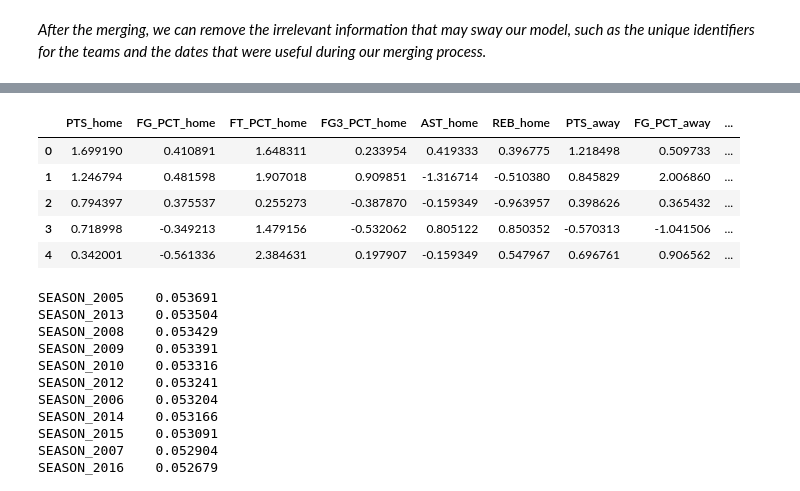
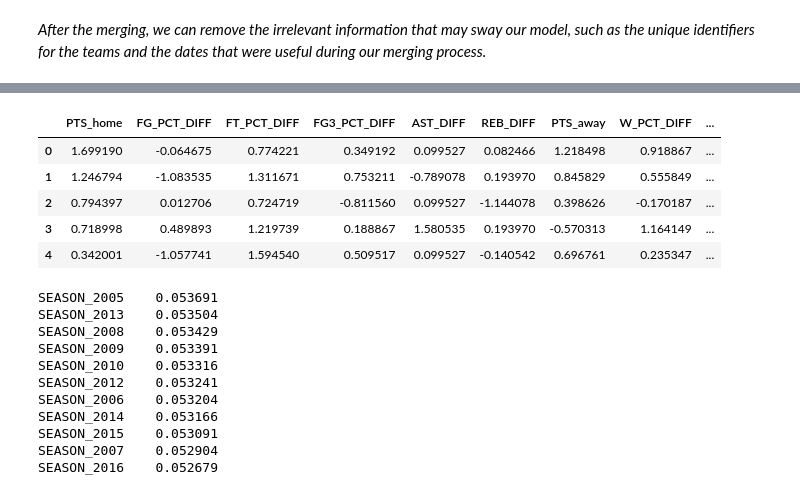
Before and after one commit to musjawai/data102-final-project, a Jupyter notebook: question_1.ipynb, the cells around one changed output, grey strips where cells are left out. Cells and saved outputs as stored; diff of their text form; code cells hidden in the pictures.

```diff
--- a/question_1.ipynb
+++ b/question_1.ipynb
@@ -105,32 +138,41 @@ df.head()
 | 3 | 2022 | 113.0 | 0.441 | 0.909 | 0.297 | 27.0 | 49.0 | 93.0 | 0.392 | ... |
 | 4 | 2022 | 108.0 | 0.429 | 1.000 | 0.378 | 22.0 | 47.0 | 110.0 | 0.500 | ... |
 # %%
+# before standardizing, we take the deltas of the numerical columns
+# the two features on their own are not very useful, but the difference between them is
+df['FG_PCT_DIFF'] = df['FG_PCT_home'] - df['FG_PCT_away']
+df['FT_PCT_DIFF'] = df['FT_PCT_home'] - df['FT_PCT_away']
+df['FG3_PCT_DIFF'] = df['FG3_PCT_home'] - df['FG3_PCT_away']
+df['AST_DIFF'] = df['AST_home'] - df['AST_away']
+df['REB_DIFF'] = df['REB_home'] - df['REB_away']
+df.drop(['FG_PCT_home', 'FG_PCT_away', 'FT_PCT_home', 'FT_PCT_away', 'FG3_PCT_home', 'FG3_PCT_away', 'AST_home', 'AST_away', 'REB_home', 'REB_away'], axis=1, inplace=True)
+
 # now we can standardize the numerical variables and one hot encode the categorical variables
 categorical_columns = ['SEASON', 'HOME_TEAM_CONFERENCE', 'VISITOR_TEAM_CONFERENCE']
-numerical_columns = ['PTS_home', 'FG_PCT_home', 'FT_PCT_home', 'FG3_PCT_home', 'AST_home', 'REB_home', 'PTS_away', 'FG_PCT_away', 'FT_PCT_away', 'FG3_PCT_away', 'AST_away', 'REB_away', 'W_PCT_DIFF']
+numerical_columns = ['PTS_home', 'FG_PCT_DIFF', 'FT_PCT_DIFF', 'FG3_PCT_DIFF', 'AST_DIFF', 'REB_DIFF', 'PTS_away', 'W_PCT_DIFF']
 target_column = df.pop('HOME_TEAM_WINS')
 
 scaler = StandardScaler()
 ohe = OneHotEncoder(sparse_output=False, handle_unknown='ignore')
 
 # applying the transformations to the dataframe
 transformer = ColumnTransformer([('scaler', scaler, numerical_columns), ('ohe', ohe, categorical_columns)], remainder='passthrough')
 transformed_df = transformer.fit_transform(df)
 
 # converting the transformed data back to a df
 ohe_columns = transformer.named_transformers_['ohe'].get_feature_names_out(input_features=categorical_columns)
 all_columns = numerical_columns + list(ohe_columns)
 transformed_df = pd.DataFrame(transformed_df, columns=all_columns)
 df_transformed = pd.concat([transformed_df, target_column], axis=1)
 
 df_transformed.head()
 # %% [output]
-|  | PTS_home | FG_PCT_home | FT_PCT_home | FG3_PCT_home | AST_home | REB_home | PTS_away | FG_PCT_away | ... |
-| 0 | 1.699190 | 0.410891 | 1.648311 | 0.233954 | 0.419333 | 0.396775 | 1.218498 | 0.509733 | ... |
-| 1 | 1.246794 | 0.481598 | 1.907018 | 0.909851 | -1.316714 | -0.510380 | 0.845829 | 2.006860 | ... |
-| 2 | 0.794397 | 0.375537 | 0.255273 | -0.387870 | -0.159349 | -0.963957 | 0.398626 | 0.365432 | ... |
-| 3 | 0.718998 | -0.349213 | 1.479156 | -0.532062 | 0.805122 | 0.850352 | -0.570313 | -1.041506 | ... |
-| 4 | 0.342001 | -0.561336 | 2.384631 | 0.197907 | -0.159349 | 0.547967 | 0.696761 | 0.906562 | ... |
+|  | PTS_home | FG_PCT_DIFF | FT_PCT_DIFF | FG3_PCT_DIFF | AST_DIFF | REB_DIFF | PTS_away | W_PCT_DIFF | ... |
+| 0 | 1.699190 | -0.064675 | 0.774221 | 0.349192 | 0.099527 | 0.082466 | 1.218498 | 0.918867 | ... |
+| 1 | 1.246794 | -1.083535 | 1.311671 | 0.753211 | -0.789078 | 0.193970 | 0.845829 | 0.555849 | ... |
+| 2 | 0.794397 | 0.012706 | 0.724719 | -0.811560 | 0.099527 | -1.144078 | 0.398626 | -0.170187 | ... |
+| 3 | 0.718998 | 0.489893 | 1.219739 | 0.188867 | 1.580535 | 0.193970 | -0.570313 | 1.164149 | ... |
+| 4 | 0.342001 | -1.057741 | 1.594540 | 0.509517 | 0.099527 | -0.140542 | 0.696761 | 0.235347 | ... |
 # %%
 # counting the number of datapoints for all seasons 2003-2022
 season_columns = [col for col in df_transformed.columns if col.startswith('SEASON_')]
```
Also changed, not shown: parts of 35 cells of this notebook, 1 other file.
